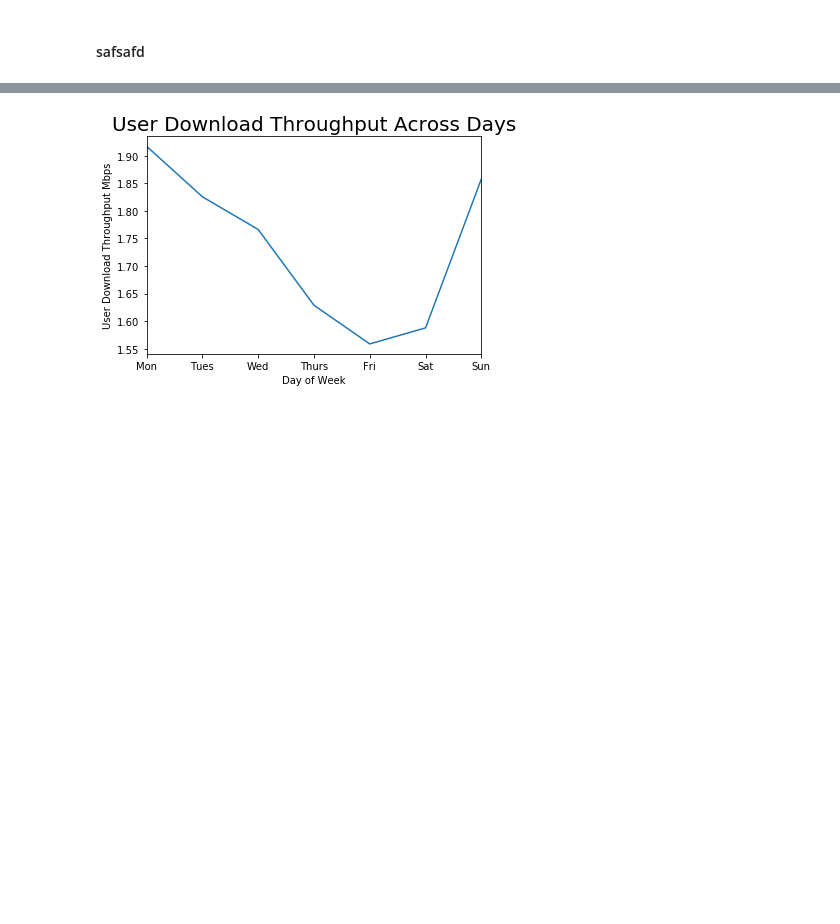
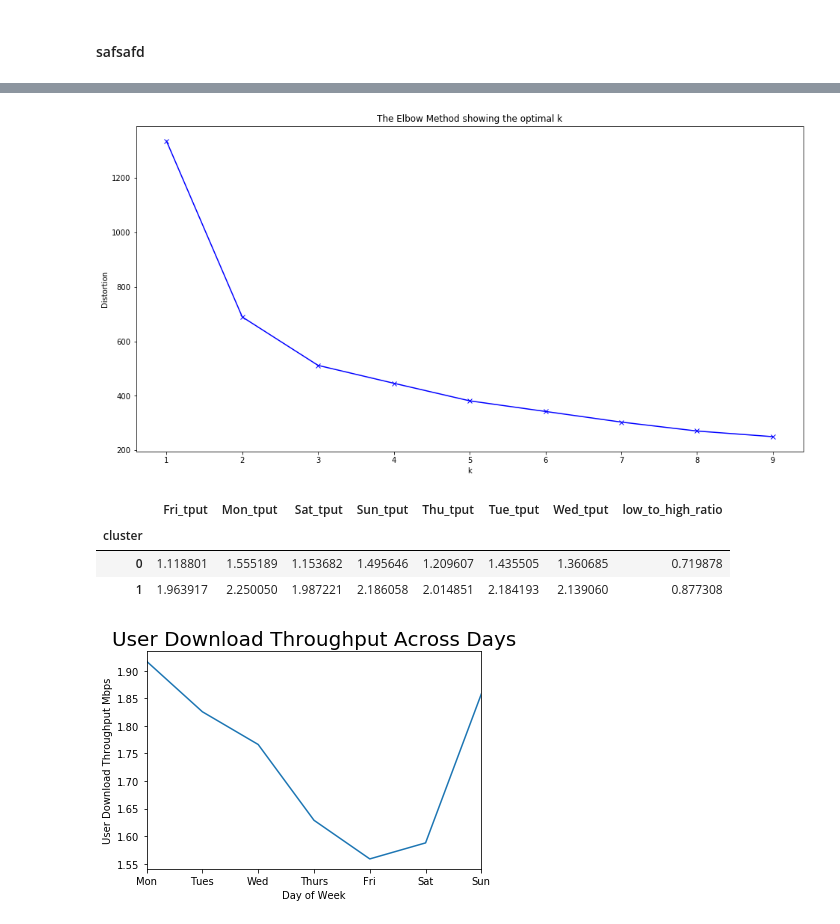
Before and after one commit to athalji/Timeseries_Forecasting_AWS, a Jupyter notebook: data_exploration.ipynb, the cells around one changed output, grey strips where cells are left out. Cells and saved outputs as stored; diff of their text form; code cells hidden in the pictures; blank space fills up the shorter version.

```diff
--- a/data_exploration.ipynb
+++ b/data_exploration.ipynb
@@ -335,10 +303,0 @@ cluster_merge
-# %%
-df_cluster['time of day']='I'
-#df_cluster['time of day']=df_cluster['hour of day'].astype(str)
-df_cluster['hour of day']=df_cluster['hour of day'].astype(int)
-
-
-df_cluster['time of day'] = 'EB'
-df.loc[(df['hour of day'] >=8 & df['hour of day'] < 17), 'time of day'] = 'WH'
-df.loc[(df['hour of day'] >=17 & df['hour of day'] < 21), 'time of day'] = 'AW'
-df.loc[(df['hour of day'] >=21 & df['hour of day'] < 1), 'time of day'] = 'NO'
@@ -366,0 +530,5 @@ df_cluster
+# %%
+df_cluster=df[['Cell','DL user tput','Name_of_day','L.Traffic.User.Avg (None)']]
+df_cluster.reset_index(level=None, drop=True, inplace=True)
+df_cluster['Name_of_day']=df_cluster['Name_of_day'].astype(str)
+df_cluster
@@ -366,0 +597,13 @@ df_cluster
+# %%
+cluster_merge=cluster_merge.set_index('Cell')
+
+#StandardScaler
+#MinMaxScaler
+
+scaler = MinMaxScaler()
+# transform data
+scaled = scaler.fit_transform(cluster_merge)
+scaled=pd.DataFrame(scaled)
+scaled.columns=['Fri_tput','Mon_tput','Sat_tput','Sun_tput','Thu_tput','Tue_tput','Wed_tput',
+                'Fri_users','Mon_users','Sat_users','Sun_users','Thu_users','Tue_users','Wed_users','low_to_high_ratio']
+scaled
@@ -366,0 +624,16 @@ df_cluster
+# %%
+distortions = []
+K = range(1,10)
+for k in K:
+    kmeanModel = KMeans(n_clusters=k)
+    kmeanModel.fit(scaled)
+    distortions.append(kmeanModel.inertia_)
+# %%
+plt.figure(figsize=(16,8))
+plt.plot(K, distortions, 'bx-')
+plt.xlabel('k')
+plt.ylabel('Distortion')
+plt.title('The Elbow Method showing the optimal k')
+plt.show()
+# %% [output]
+[figure, added]
@@ -367,3 +644,18 @@ df_cluster
+# %%
+cluster_merge['cluster']=kmeans.labels_
+
+
+
+cluster_merge_stats=cluster_merge.groupby(['cluster'])['Fri_tput','Mon_tput','Sat_tput','Sun_tput','Thu_tput','Tue_tput','Wed_tput',
+                                                      'Fri_users','Mon_users','Sat_users','Sun_users','Thu_users','Tue_users','Wed_users','low_to_high_ratio'].mean()
+
+cluster_merge_stats[['Fri_tput','Mon_tput','Sat_tput','Sun_tput','Thu_tput','Tue_tput','Wed_tput','low_to_high_ratio']]
+#.plot()
+# %% [output]
+|  | Fri_tput | Mon_tput | Sat_tput | Sun_tput | Thu_tput | Tue_tput | Wed_tput | low_to_high_ratio |
+| cluster |  |  |  |  |  |  |  |  |
+| 0 | 1.118801 | 1.555189 | 1.153682 | 1.495646 | 1.209607 | 1.435505 | 1.360685 | 0.719878 |
+| 1 | 1.963917 | 2.250050 | 1.987221 | 2.186058 | 2.014851 | 2.184193 | 2.139060 | 0.877308 |
 # %%
 plotdays.plot()
 plt.title('User Download Throughput Across Days',fontsize=20);
```
Also changed, not shown: parts of 27 cells of this notebook.
